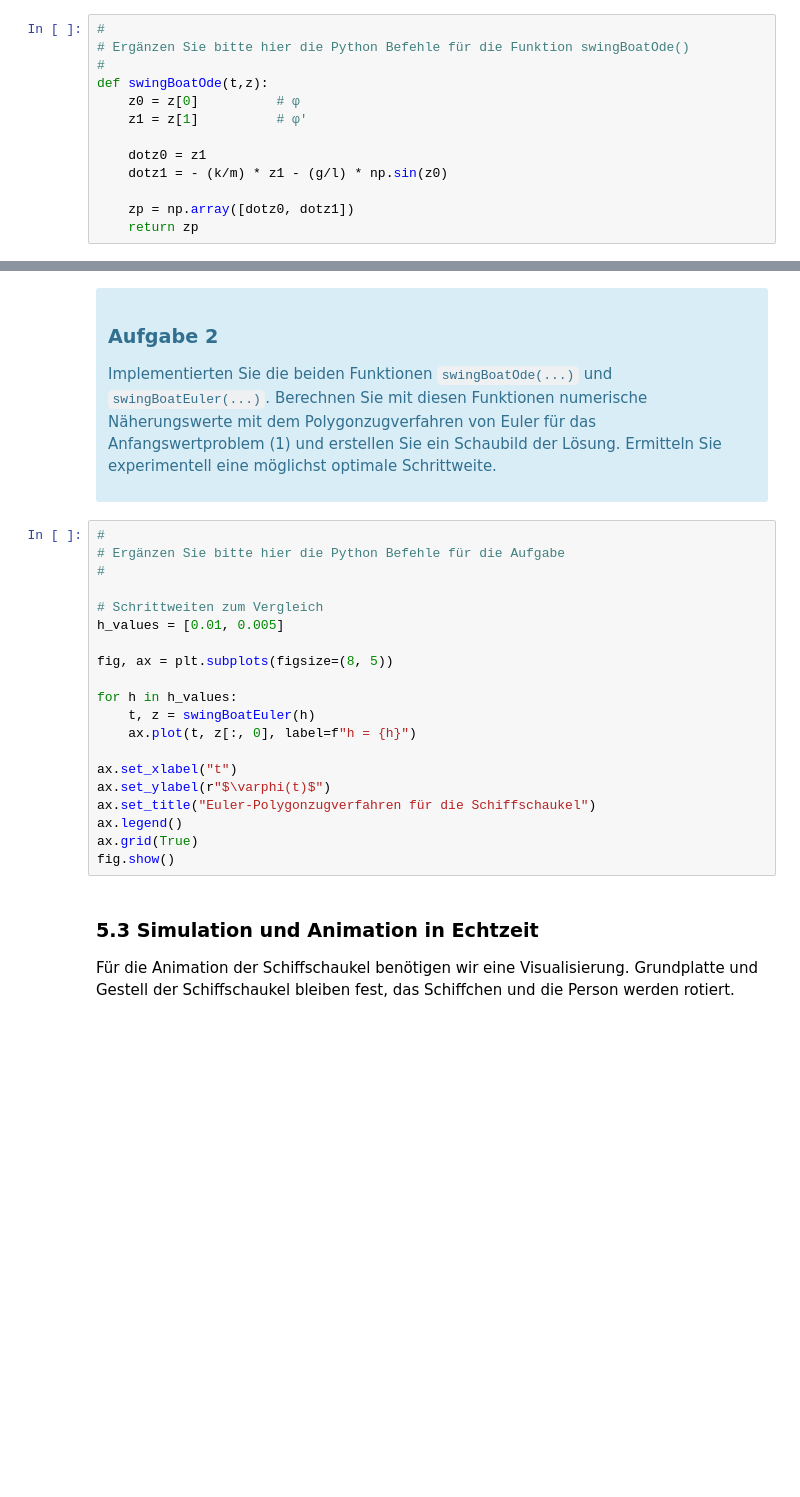
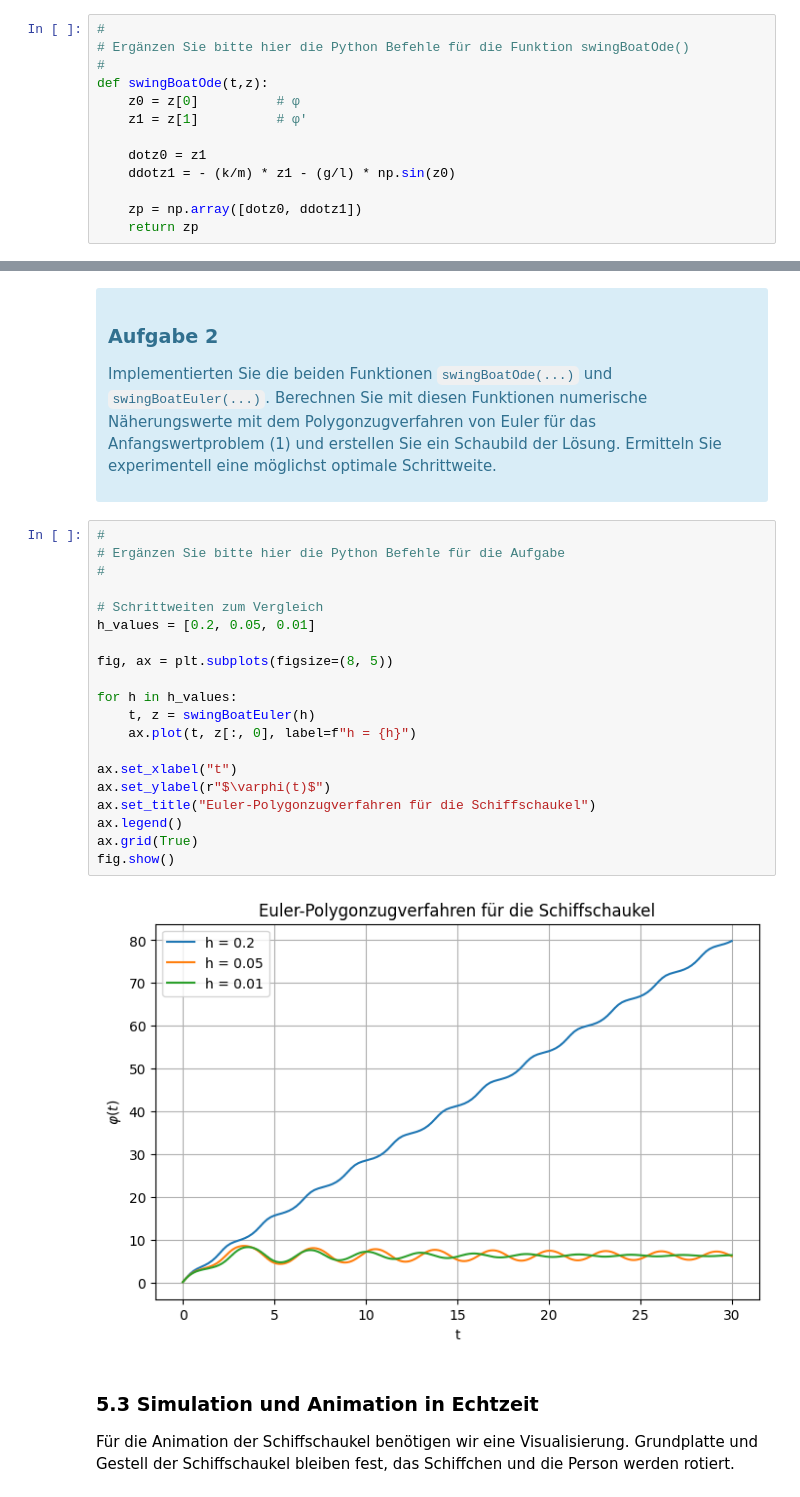
Before and after one commit to Tiltiiin/Mathe2_Labor, a Jupyter notebook: Project-Swing-Boat-main/swingboat.ipynb, the cells around one changed output, grey strips where cells are left out. Cells and saved outputs as stored; diff of their text form; blank space fills up the shorter version.

```diff
--- a/Project-Swing-Boat-main/swingboat.ipynb
+++ b/Project-Swing-Boat-main/swingboat.ipynb
@@ -268,9 +275,9 @@ def swingBoatOde(t,z):
     z1 = z[1]          # φ'
 
     dotz0 = z1
-    dotz1 = - (k/m) * z1 - (g/l) * np.sin(z0)
+    ddotz1 = - (k/m) * z1 - (g/l) * np.sin(z0)
 
-    zp = np.array([dotz0, dotz1])
+    zp = np.array([dotz0, ddotz1])
     return zp
 # %% [markdown]
 Das Polygonzugverfahren von Euler realisieren wir als Funktion `swingBoatEuler(...)`.
@@ -312,23 +319,25 @@ Ermitteln Sie experimentell eine möglichst optimale Schrittweite.
 # %%
 #
 # Ergänzen Sie bitte hier die Python Befehle für die Aufgabe
 #
 
 # Schrittweiten zum Vergleich
-h_values = [0.01, 0.005]
+h_values = [0.2, 0.05, 0.01]
 
 fig, ax = plt.subplots(figsize=(8, 5))
 
 for h in h_values:
     t, z = swingBoatEuler(h)
     ax.plot(t, z[:, 0], label=f"h = {h}")
 
 ax.set_xlabel("t")
 ax.set_ylabel(r"$\varphi(t)$")
 ax.set_title("Euler-Polygonzugverfahren für die Schiffschaukel")
 ax.legend()
 ax.grid(True)
 fig.show()
+# %% [output]
+[figure, added]
 # %% [markdown]
 ### 5.3 Simulation und Animation in Echtzeit
 Für die Animation der Schiffschaukel benötigen wir eine Visualisierung.
```
Also changed, not shown: parts of 6 cells of this notebook, 12 other files.
